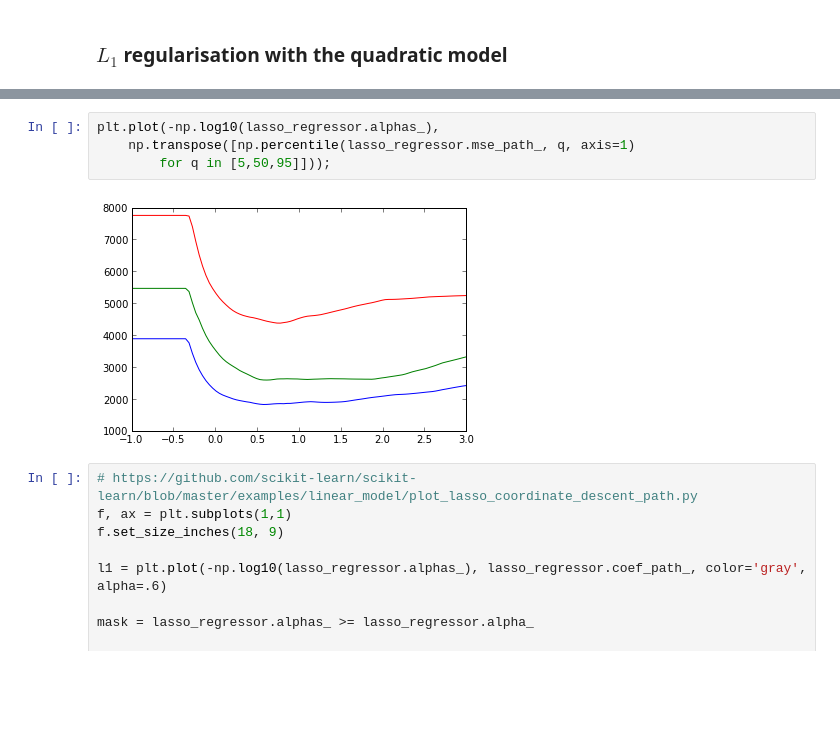
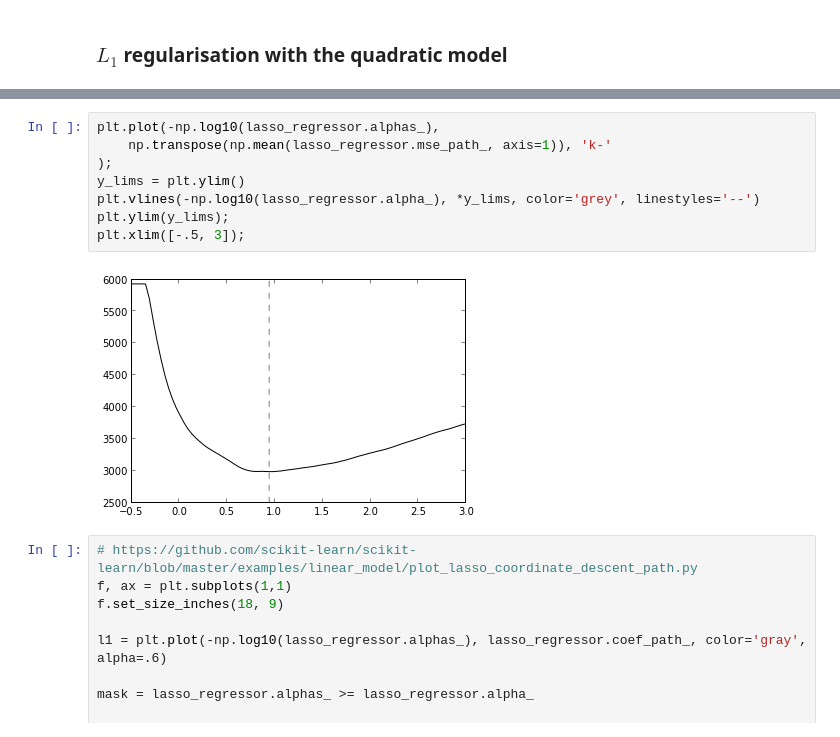
Before and after one commit to pilipolio/20130624_RegressionAndBiasVarianceTalk, a Jupyter notebook: DiabeteExample.ipynb, the cells around one changed output, grey strips where cells are left out. Drawn from its saved outputs; the diff is of its cells as text; blank space fills up the shorter version.

```diff
--- a/DiabeteExample.ipynb
+++ b/DiabeteExample.ipynb
@@ -68,9 +45,13 @@ LASSOCV chose a lambda 0.1668 with 18 out of 64 variables and yields TRAIN/TEST
 # %%
 plt.plot(-np.log10(lasso_regressor.alphas_),
-    np.transpose([np.percentile(lasso_regressor.mse_path_, q, axis=1)
-        for q in [5,50,95]]));
+    np.transpose(np.mean(lasso_regressor.mse_path_, axis=1)), 'k-'
+);
+y_lims = plt.ylim()
+plt.vlines(-np.log10(lasso_regressor.alpha_), *y_lims, color='grey', linestyles='--')
+plt.ylim(y_lims);
+plt.xlim([-.5, 3]);
 # %% [output]
-[figure, old version]
+[figure, new version]
 # %%
 # https://github.com/scikit-learn/scikit-learn/blob/master/examples/linear_model/plot_lasso_coordinate_descent_path.py
 f, ax = plt.subplots(1,1)
```
Also changed, not shown: parts of 6 cells of this notebook.
